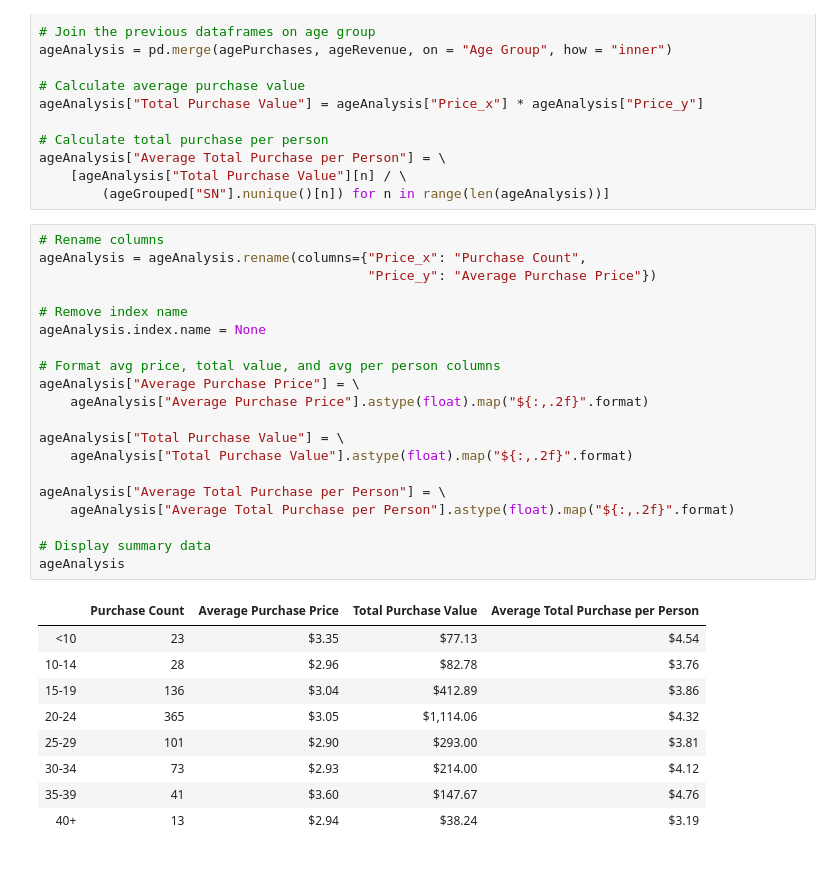
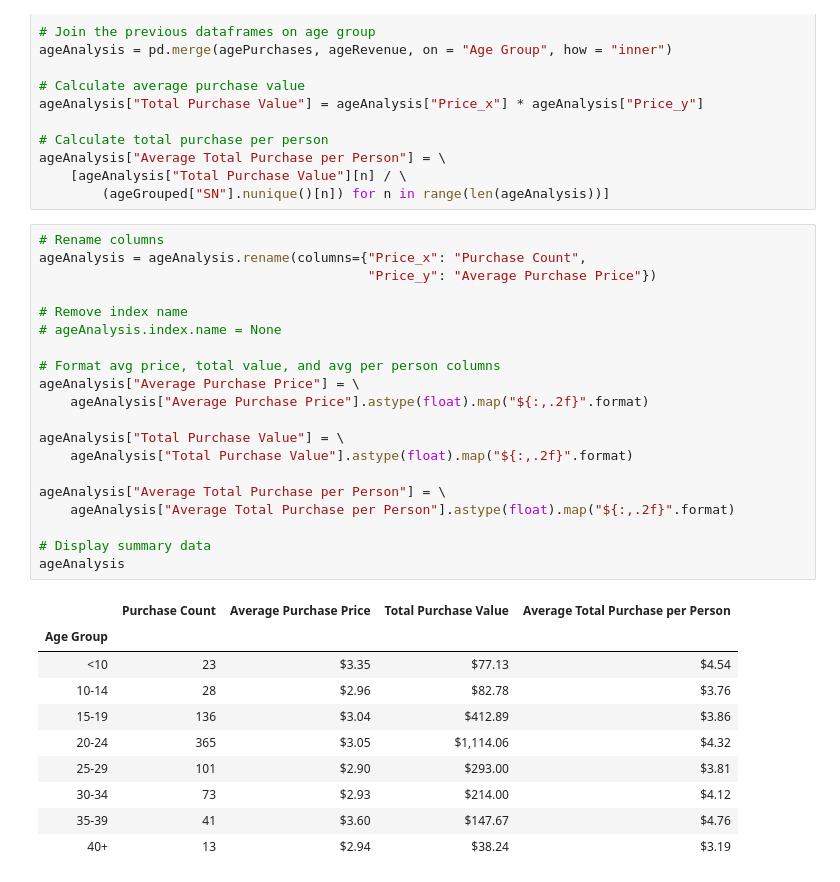
Before and after one commit to speculadora1/pandas-challenge, a Jupyter notebook: HeroesOfPymoli/Analysis.ipynb, the cells around one changed output. Drawn from its saved outputs; the diff is of its cells as text.

```diff
--- a/HeroesOfPymoli/Analysis.ipynb
+++ b/HeroesOfPymoli/Analysis.ipynb
@@ -238,25 +240,26 @@ ageAnalysis["Average Total Purchase per Person"] = \
 # %%
 # Rename columns
 ageAnalysis = ageAnalysis.rename(columns={"Price_x": "Purchase Count",
                                           "Price_y": "Average Purchase Price"})
 
 # Remove index name
-ageAnalysis.index.name = None
+# ageAnalysis.index.name = None
 
 # Format avg price, total value, and avg per person columns
 ageAnalysis["Average Purchase Price"] = \
     ageAnalysis["Average Purchase Price"].astype(float).map("${:,.2f}".format)
 
 ageAnalysis["Total Purchase Value"] = \
     ageAnalysis["Total Purchase Value"].astype(float).map("${:,.2f}".format)
 
 ageAnalysis["Average Total Purchase per Person"] = \
     ageAnalysis["Average Total Purchase per Person"].astype(float).map("${:,.2f}".format)
 
 # Display summary data
 ageAnalysis
 # %% [output]
 |  | Purchase Count | Average Purchase Price | Total Purchase Value | Average Total Purchase per Person |
+| Age Group |  |  |  |  |
 | <10 | 23 | $3.35 | $77.13 | $4.54 |
 | 10-14 | 28 | $2.96 | $82.78 | $3.76 |
 | 15-19 | 136 | $3.04 | $412.89 | $3.86 |
```
Also changed, not shown: parts of 13 cells of this notebook.
